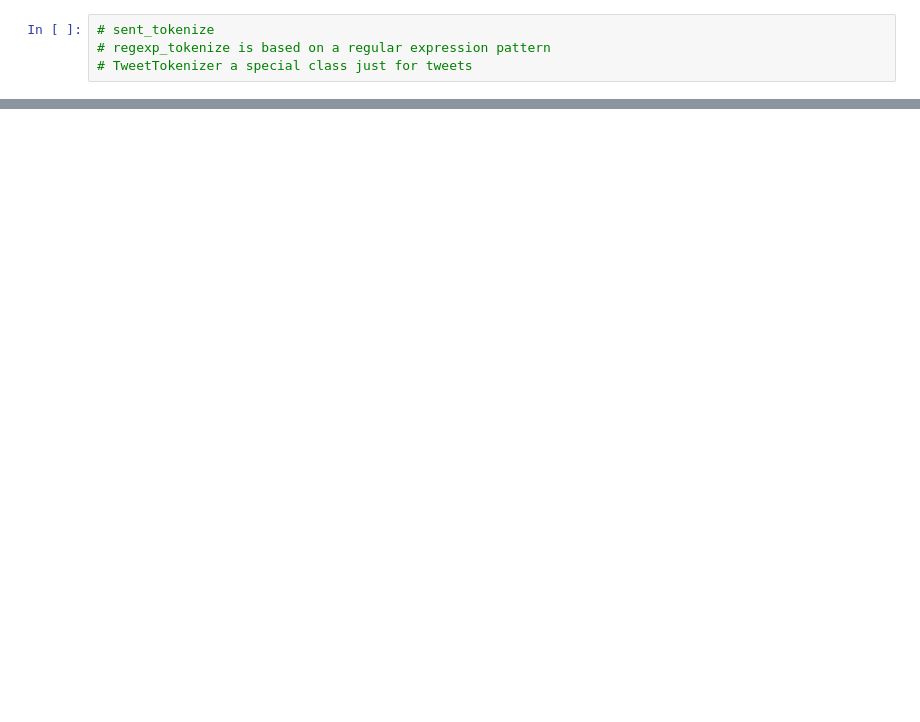
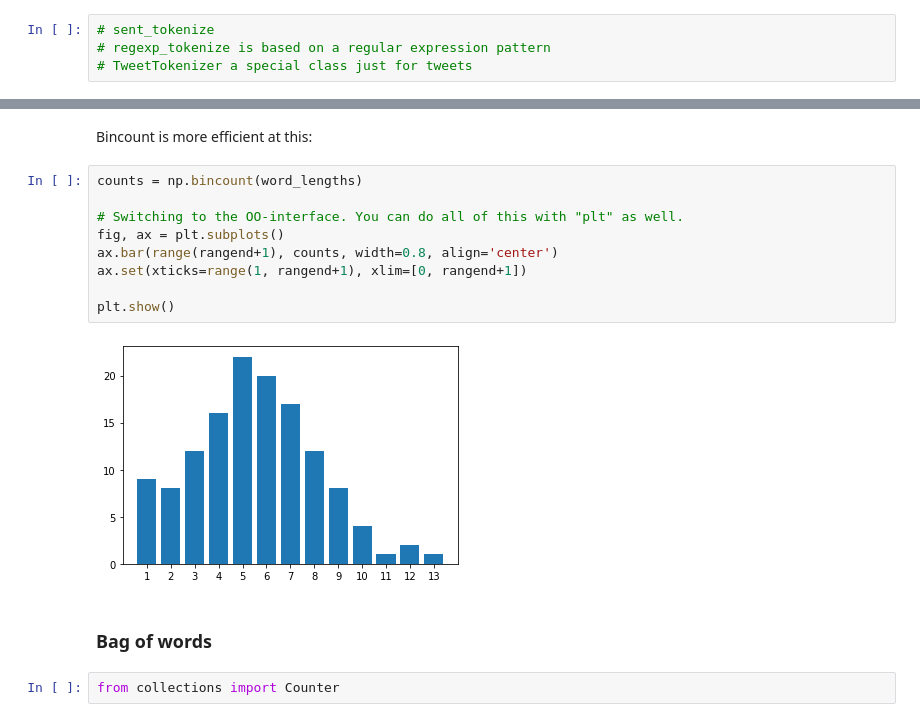
Before and after one commit to VRBlaise/HW, a Jupyter notebook: WEEK20/NLP.ipynb, the cells around one changed output, grey strips where cells are left out. Cells and saved outputs as stored; diff of their text form; blank space fills up the shorter version.

```diff
--- a/WEEK20/NLP.ipynb
+++ b/WEEK20/NLP.ipynb
@@ -119,0 +169,17 @@ print(unique_tokens)
+# %% [markdown]
+Bincount is more efficient at this:
+# %%
+counts = np.bincount(word_lengths)
+
+# Switching to the OO-interface. You can do all of this with "plt" as well.
+fig, ax = plt.subplots()
+ax.bar(range(rangend+1), counts, width=0.8, align='center')
+ax.set(xticks=range(1, rangend+1), xlim=[0, rangend+1])
+
+plt.show()
+# %% [output]
+[figure, added]
+# %% [markdown]
+### Bag of words
+# %%
+from collections import Counter
```
Also changed, not shown: parts of 64 cells of this notebook, 8 other files.
